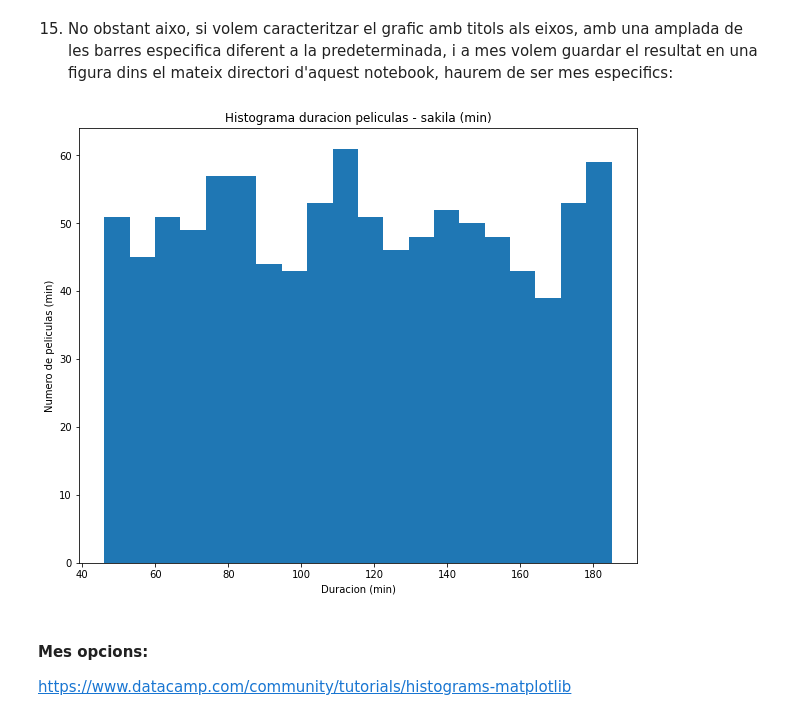
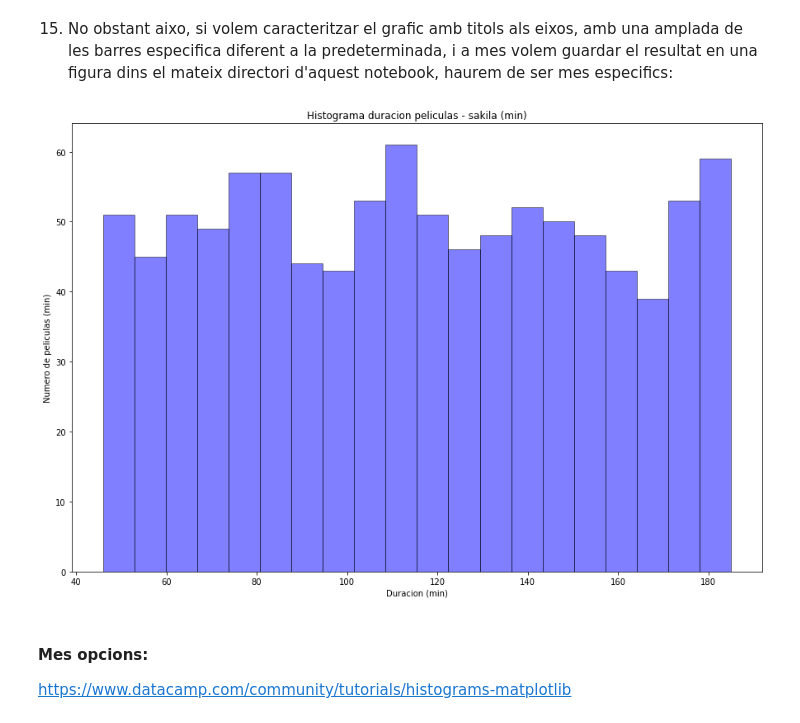
Before and after one commit to tonibois/SQL_through_python, a Jupyter notebook: Connect_sq_db_python_activity.ipynb, the cells around one changed output. Drawn from its saved outputs; the diff is of its cells as text; code cells hidden in the pictures.

```diff
--- a/Connect_sq_db_python_activity.ipynb
+++ b/Connect_sq_db_python_activity.ipynb
@@ -152,14 +170,14 @@ plt.hist(df['length']);
 # %% [markdown]
 15. No obstant aixo, si volem caracteritzar el grafic amb titols als eixos, amb una amplada de les barres especifica diferent a la predeterminada, i a mes volem guardar el resultat en una figura dins el mateix directori d'aquest notebook, haurem de ser mes especifics:
 # %%
-plt.figure(figsize=[10,8])
+plt.figure(figsize=[15,10])
 plt.title('Histograma duracion peliculas - sakila (min)')
 plt.xlabel('Duracion (min)')
 plt.ylabel('Numero de peliculas (min)')
-plt.hist(df['length'],bins=20);
+plt.hist(df['length'],bins=20,facecolor='blue', alpha=0.5, edgecolor = 'black')
 plt.savefig("histograma_duracion_peliculas_sakila.png",dpi=200)
 # %% [output]
-[figure, old version]
+[figure, new version]
 # %% [markdown]
 #### Mes opcions:
 https://www.datacamp.com/community/tutorials/histograms-matplotlib
```
Also changed, not shown: parts of 2 cells of this notebook.
